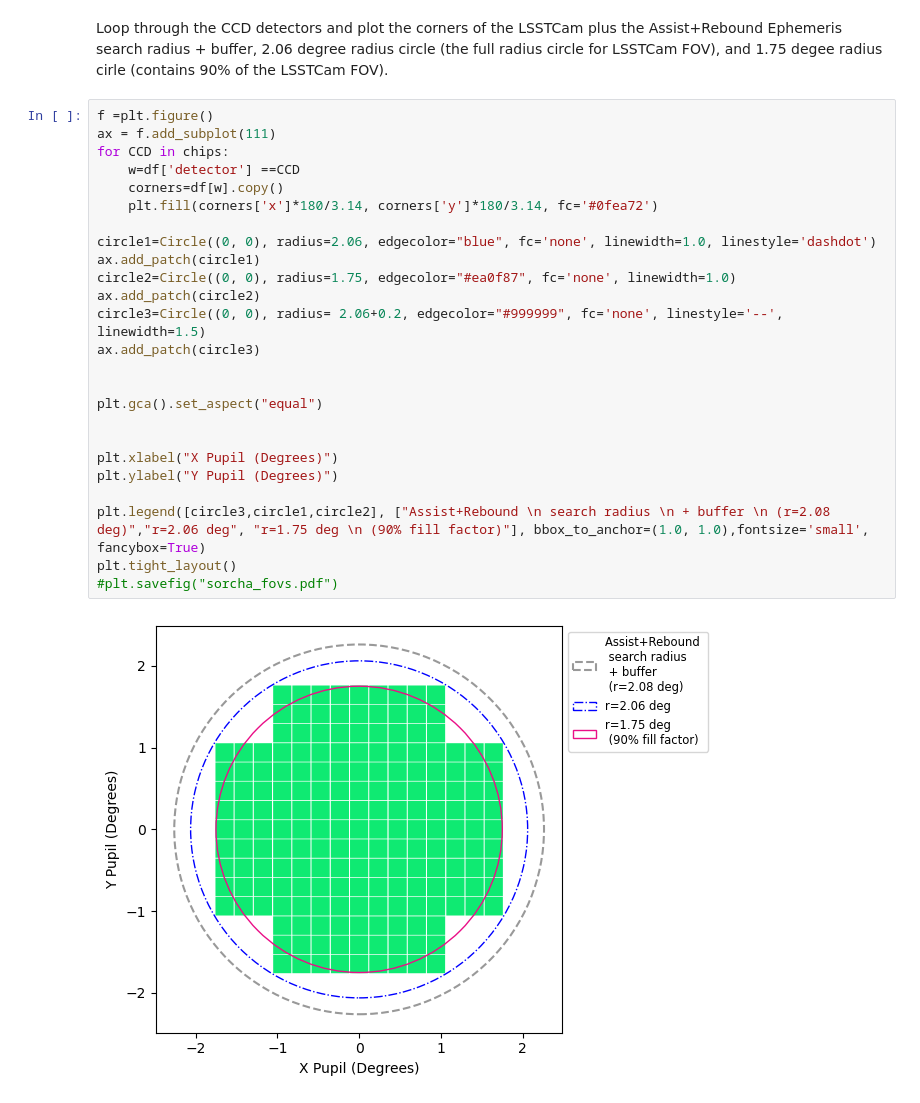
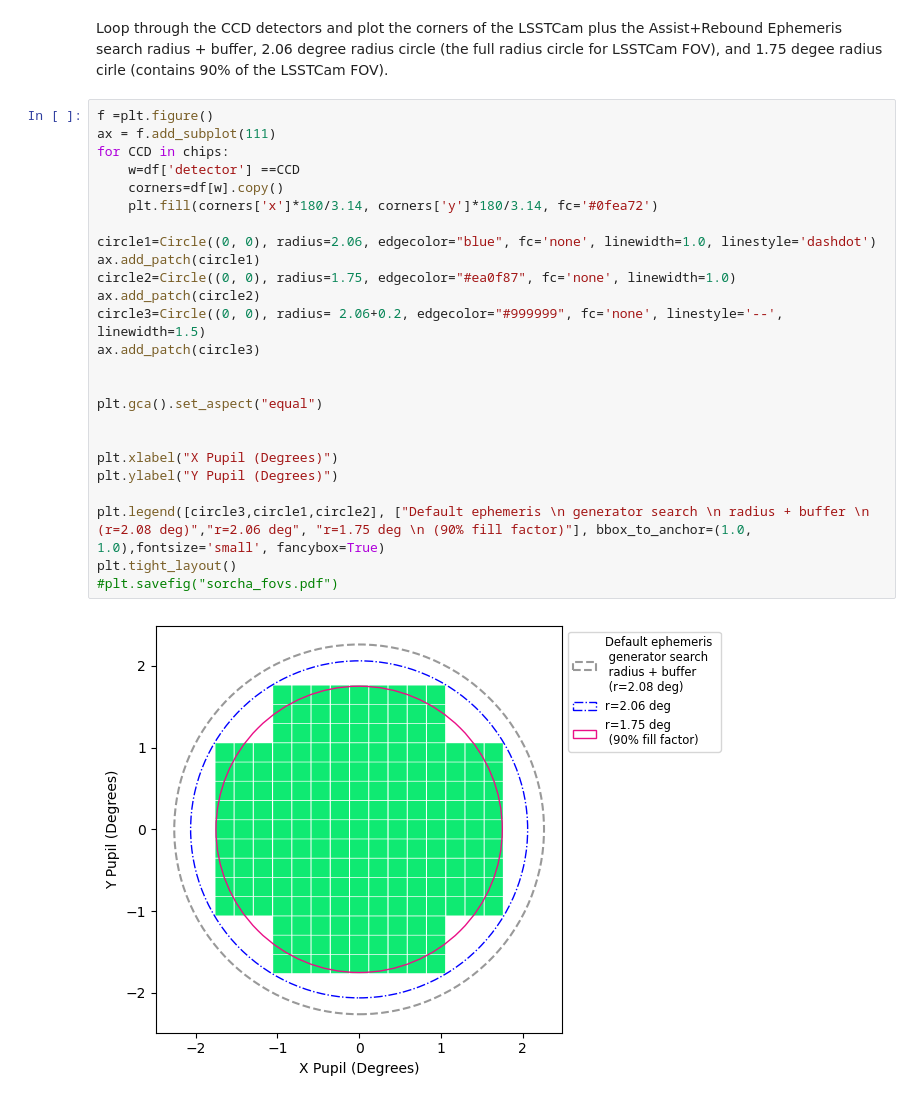
Before and after one commit to dirac-institute/sorcha, a Jupyter notebook: docs/notebooks/demo_PlotLSSTCamCornersFOVs.ipynb, the cells around one changed output. Cells and saved outputs as stored; diff of their text form.

Commit message:
update notebooks
update figs so terms match figure

```diff
--- a/docs/notebooks/demo_PlotLSSTCamCornersFOVs.ipynb
+++ b/docs/notebooks/demo_PlotLSSTCamCornersFOVs.ipynb
@@ -20,27 +20,27 @@ Loop through the CCD detectors and plot the corners of the LSSTCam plus the Assi
 # %%
 f =plt.figure()
 ax = f.add_subplot(111)
 for CCD in chips:
     w=df['detector'] ==CCD
     corners=df[w].copy()
     plt.fill(corners['x']*180/3.14, corners['y']*180/3.14, fc='#0fea72')
 
 circle1=Circle((0, 0), radius=2.06, edgecolor="blue", fc='none', linewidth=1.0, linestyle='dashdot')
 ax.add_patch(circle1)
 circle2=Circle((0, 0), radius=1.75, edgecolor="#ea0f87", fc='none', linewidth=1.0)
 ax.add_patch(circle2)
 circle3=Circle((0, 0), radius= 2.06+0.2, edgecolor="#999999", fc='none', linestyle='--', linewidth=1.5)
 ax.add_patch(circle3)
 
 
 plt.gca().set_aspect("equal")
 
 
 plt.xlabel("X Pupil (Degrees)")
 plt.ylabel("Y Pupil (Degrees)")
 
-plt.legend([circle3,circle1,circle2], ["Assist+Rebound \n search radius \n + buffer \n (r=2.08 deg)","r=2.06 deg", "r=1.75 deg \n (90% fill factor)"], bbox_to_anchor=(1.0, 1.0),fontsize='small', fancybox=True)
+plt.legend([circle3,circle1,circle2], ["Default ephemeris \n generator search \n radius + buffer \n (r=2.08 deg)","r=2.06 deg", "r=1.75 deg \n (90% fill factor)"], bbox_to_anchor=(1.0, 1.0),fontsize='small', fancybox=True)
 plt.tight_layout()
 #plt.savefig("sorcha_fovs.pdf")
 # %% [output]
-[figure, old version]
+[figure, new version]
```
Also changed, not shown: 1 other file.
